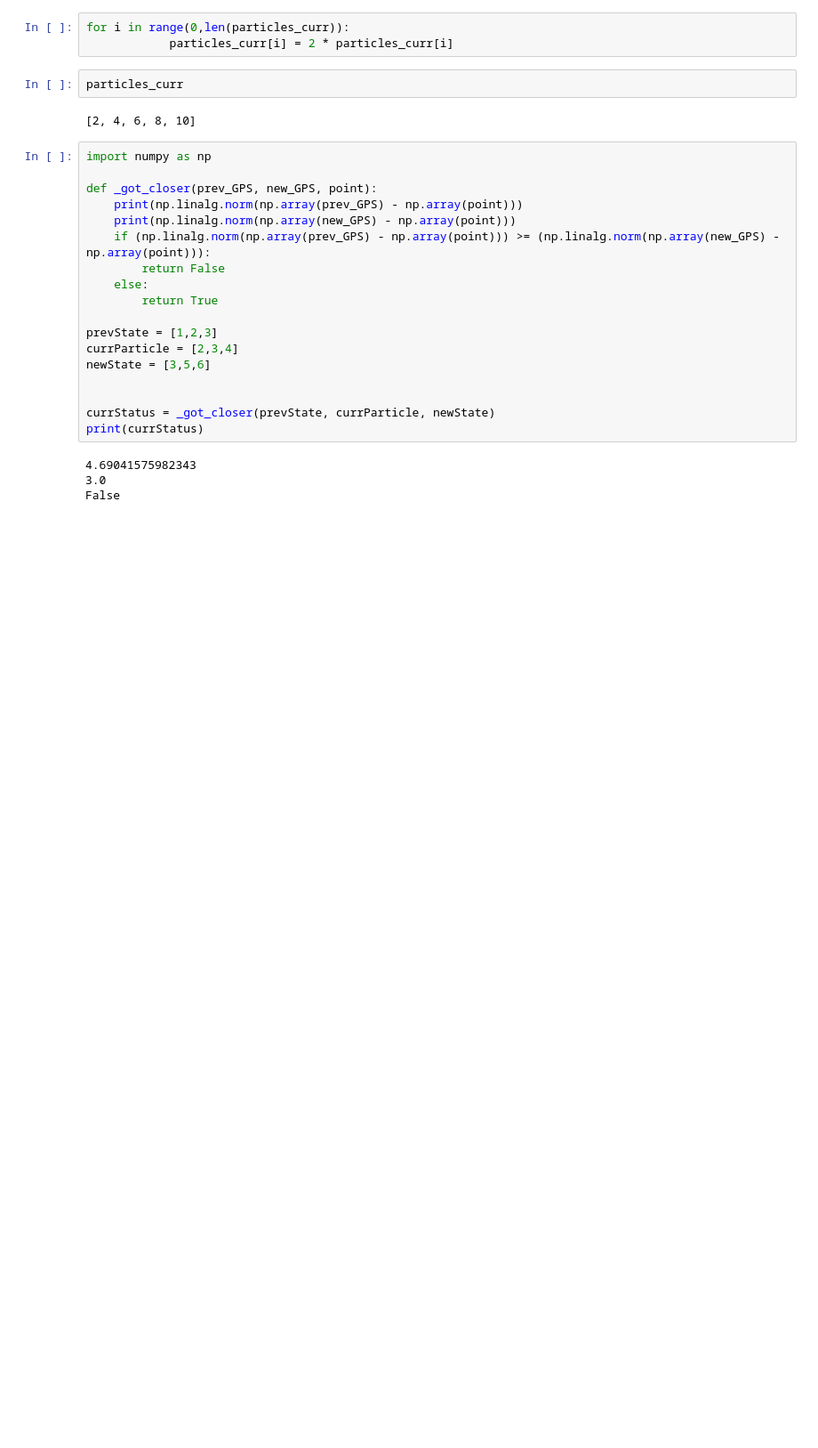
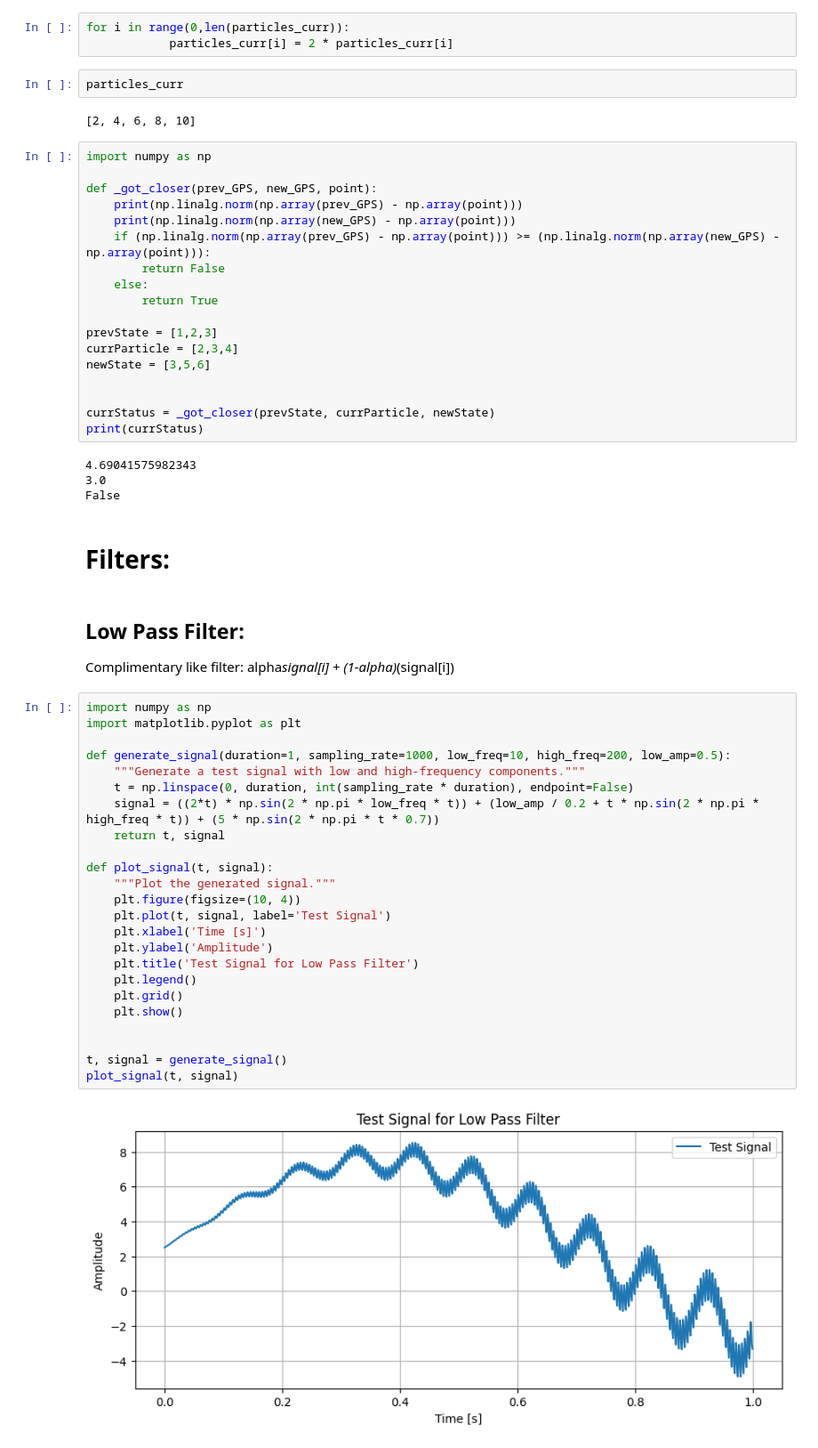
Before and after one commit to rocket-tech-gsu/GNC_to_the_moon, a Jupyter notebook: Notebooks/state_estimation.ipynb, the cells around one changed output. Shown at 89% size. Cells and saved outputs as stored; diff of their text form; blank space fills up the shorter version.

```diff
--- a/Notebooks/state_estimation.ipynb
+++ b/Notebooks/state_estimation.ipynb
@@ -170,3 +170,34 @@ print(currStatus)
 4.69041575982343
 3.0
 False
+# %% [markdown]
+# Filters:
+# %% [markdown]
+## Low Pass Filter:
+Complimentary like filter: alpha*signal[i] + (1-alpha)*(signal[i])
+# %%
+import numpy as np
+import matplotlib.pyplot as plt
+
+def generate_signal(duration=1, sampling_rate=1000, low_freq=10, high_freq=200, low_amp=0.5):
+    """Generate a test signal with low and high-frequency components."""
+    t = np.linspace(0, duration, int(sampling_rate * duration), endpoint=False)
+    signal = ((2*t) * np.sin(2 * np.pi * low_freq * t)) + (low_amp / 0.2 + t * np.sin(2 * np.pi * high_freq * t)) + (5 * np.sin(2 * np.pi * t * 0.7))
+    return t, signal
+
+def plot_signal(t, signal):
+    """Plot the generated signal."""
+    plt.figure(figsize=(10, 4))
+    plt.plot(t, signal, label='Test Signal')
+    plt.xlabel('Time [s]')
+    plt.ylabel('Amplitude')
+    plt.title('Test Signal for Low Pass Filter')
+    plt.legend()
+    plt.grid()
+    plt.show()
+
+
+t, signal = generate_signal()
+plot_signal(t, signal)
+# %% [output]
+[figure, added]
```
Also changed, not shown: parts of 1 cell of this notebook, 2 other files.
